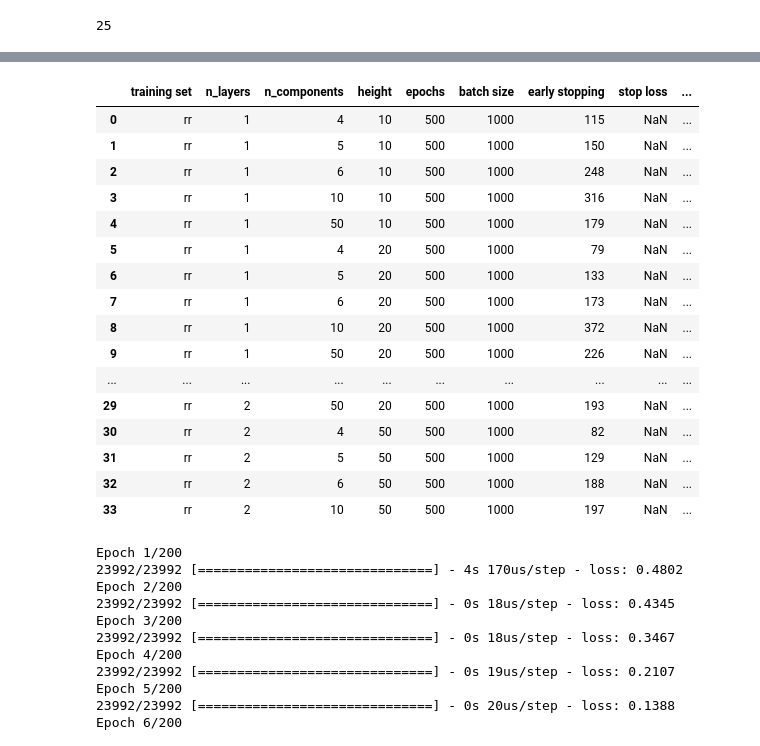
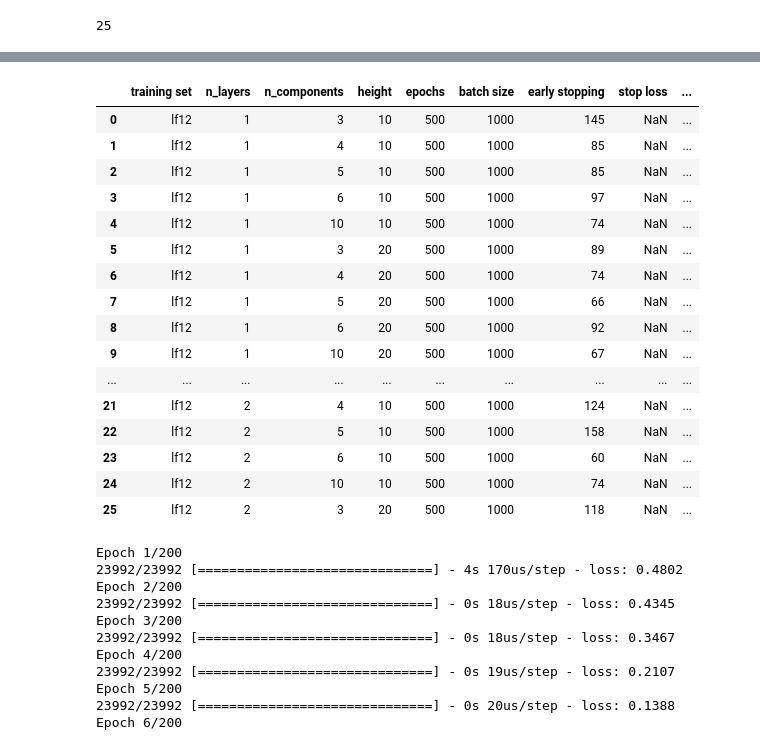
Before and after one commit to endrehp/FEM-ML2, a Jupyter notebook: RNN_velocity_control_pca_architecture_test.ipynb, the cells around one changed output, grey strips where cells are left out. Saved outputs shown, nothing was run; the diff lists cells and outputs as text; code cells hidden in the pictures.

```diff
--- a/RNN_velocity_control_pca_architecture_test.ipynb
+++ b/RNN_velocity_control_pca_architecture_test.ipynb
@@ -451,24 +453,24 @@ Epoch 48/500
 KeyboardInterrupt:
 # %%
-pd.read_csv('../results/pca_RNN_velocity_architecture_test.csv', index_col=0)
+pd.read_csv('../results/pca3_RNN_velocity_architecture_test.csv', index_col=0)
 # %% [output]
 |  | training set | n_layers | n_components | height | epochs | batch size | early stopping | stop loss | ... |
-| 0 | rr | 1 | 4 | 10 | 500 | 1000 | 115 | NaN | ... |
-| 1 | rr | 1 | 5 | 10 | 500 | 1000 | 150 | NaN | ... |
-| 2 | rr | 1 | 6 | 10 | 500 | 1000 | 248 | NaN | ... |
-| 3 | rr | 1 | 10 | 10 | 500 | 1000 | 316 | NaN | ... |
-| 4 | rr | 1 | 50 | 10 | 500 | 1000 | 179 | NaN | ... |
-| 5 | rr | 1 | 4 | 20 | 500 | 1000 | 79 | NaN | ... |
-| 6 | rr | 1 | 5 | 20 | 500 | 1000 | 133 | NaN | ... |
-| 7 | rr | 1 | 6 | 20 | 500 | 1000 | 173 | NaN | ... |
-| 8 | rr | 1 | 10 | 20 | 500 | 1000 | 372 | NaN | ... |
-| 9 | rr | 1 | 50 | 20 | 500 | 1000 | 226 | NaN | ... |
+| 0 | lf12 | 1 | 3 | 10 | 500 | 1000 | 145 | NaN | ... |
+| 1 | lf12 | 1 | 4 | 10 | 500 | 1000 | 85 | NaN | ... |
+| 2 | lf12 | 1 | 5 | 10 | 500 | 1000 | 85 | NaN | ... |
+| 3 | lf12 | 1 | 6 | 10 | 500 | 1000 | 97 | NaN | ... |
+| 4 | lf12 | 1 | 10 | 10 | 500 | 1000 | 74 | NaN | ... |
+| 5 | lf12 | 1 | 3 | 20 | 500 | 1000 | 89 | NaN | ... |
+| 6 | lf12 | 1 | 4 | 20 | 500 | 1000 | 74 | NaN | ... |
+| 7 | lf12 | 1 | 5 | 20 | 500 | 1000 | 66 | NaN | ... |
+| 8 | lf12 | 1 | 6 | 20 | 500 | 1000 | 92 | NaN | ... |
+| 9 | lf12 | 1 | 10 | 20 | 500 | 1000 | 67 | NaN | ... |
 | ... | ... | ... | ... | ... | ... | ... | ... | ... | ... |
-| 29 | rr | 2 | 50 | 20 | 500 | 1000 | 193 | NaN | ... |
-| 30 | rr | 2 | 4 | 50 | 500 | 1000 | 82 | NaN | ... |
-| 31 | rr | 2 | 5 | 50 | 500 | 1000 | 129 | NaN | ... |
-| 32 | rr | 2 | 6 | 50 | 500 | 1000 | 188 | NaN | ... |
-| 33 | rr | 2 | 10 | 50 | 500 | 1000 | 197 | NaN | ... |
+| 21 | lf12 | 2 | 4 | 10 | 500 | 1000 | 124 | NaN | ... |
+| 22 | lf12 | 2 | 5 | 10 | 500 | 1000 | 158 | NaN | ... |
+| 23 | lf12 | 2 | 6 | 10 | 500 | 1000 | 60 | NaN | ... |
+| 24 | lf12 | 2 | 10 | 10 | 500 | 1000 | 74 | NaN | ... |
+| 25 | lf12 | 2 | 3 | 20 | 500 | 1000 | 118 | NaN | ... |
 # %%
 ######################### BATCH TRAINING ########################################
 
```
Also changed, not shown: parts of 10 cells of this notebook, 14 other files.
